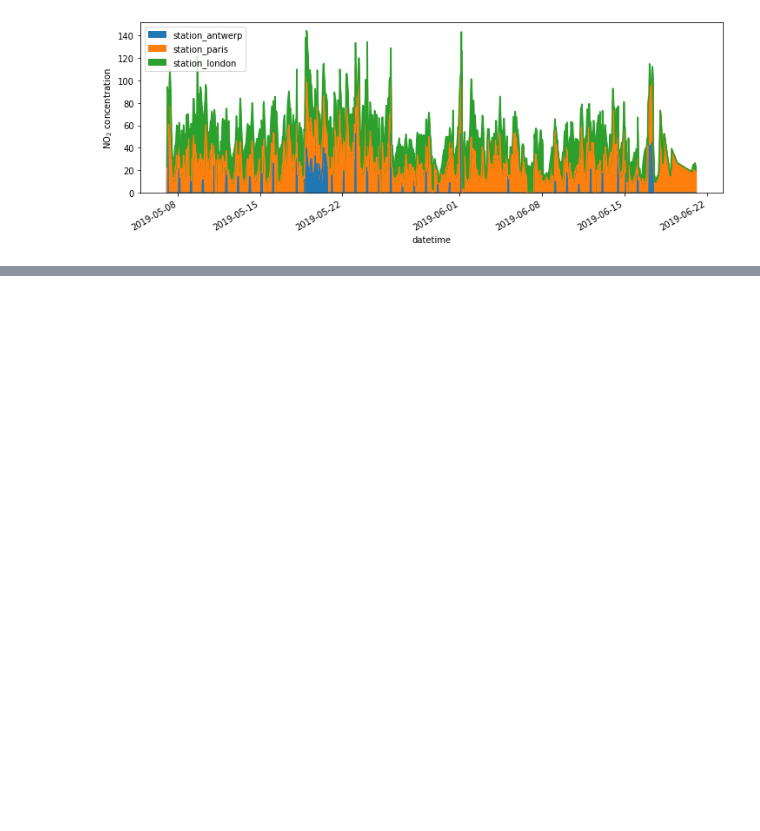
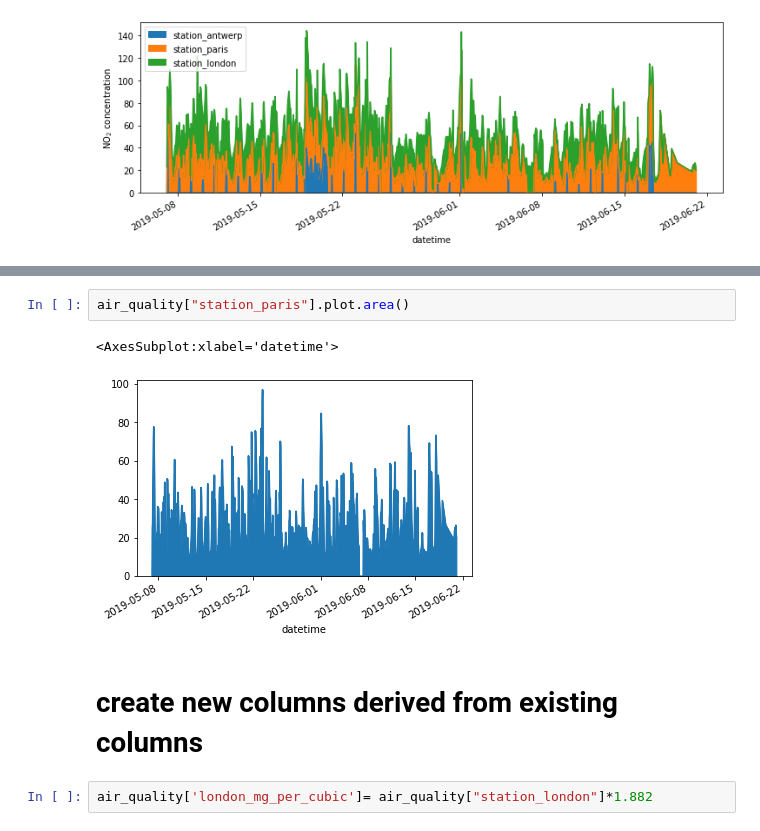
Before and after one commit to bhanupratapsinghcs/learn_ML, a Jupyter notebook: pandas.ipynb, the cells around one changed output, grey strips where cells are left out. Cells and saved outputs as stored; diff of their text form; blank space fills up the shorter version.

```diff
--- a/pandas.ipynb
+++ b/pandas.ipynb
@@ -408,0 +431,9 @@ fig.savefig("air_quality.png")              # Save the Figure/Axes using the exi
+# %%
+air_quality["station_paris"].plot.area()
+# %% [output]
+<AxesSubplot:xlabel='datetime'>
+[figure, added]
+# %% [markdown]
+# create new columns derived from existing columns
+# %%
+air_quality['london_mg_per_cubic']= air_quality["station_london"]*1.882
```
Also changed, not shown: parts of 54 cells of this notebook, 2 other files.
